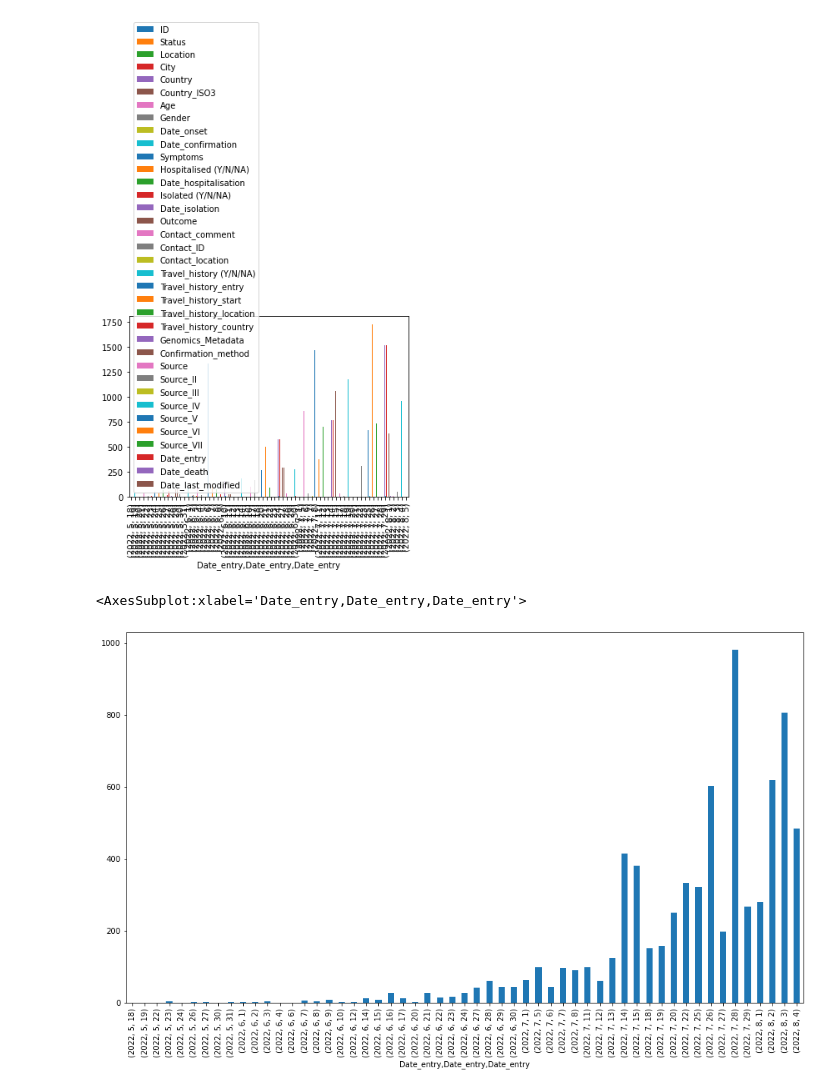
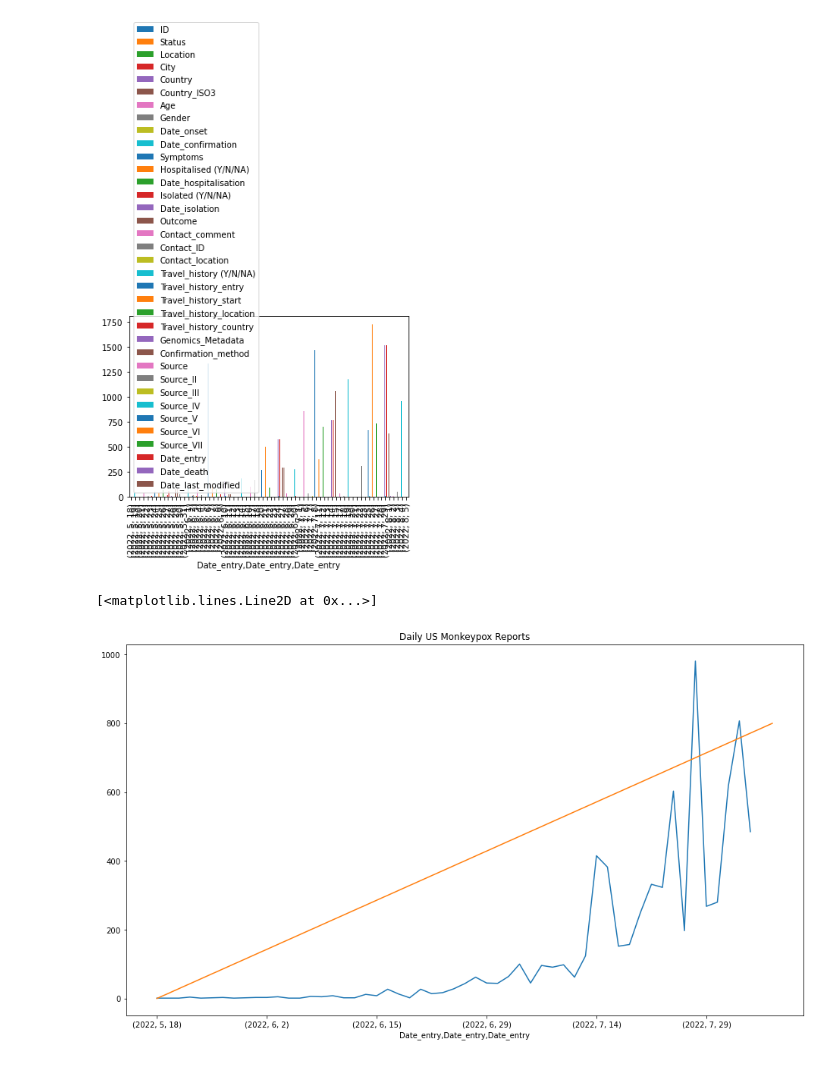
Before and after one commit to kootsoop/DSP.SE, a Jupyter notebook: Python/MonkeyPoxPlots.ipynb, the cells around one changed output. Cells and saved outputs as stored; diff of their text form; code cells hidden in the pictures.

```diff
--- a/Python/MonkeyPoxPlots.ipynb
+++ b/Python/MonkeyPoxPlots.ipynb
@@ -27,8 +26,15 @@ df.groupby([df["Date_entry"].dt.year, df["Date_entry"].dt.month, df["Date_entry"
 # %%
 USA_data = df.loc[df["Country_ISO3"] == "USA"]
 # %%
+import numpy as np
+
 plt.figure(figsize=(16,9))
-USA_data.groupby([USA_data["Date_entry"].dt.year, USA_data["Date_entry"].dt.month, USA_data["Date_entry"].dt.day])["Date_entry"].count().plot(kind="bar")
+counts = USA_data.groupby([USA_data["Date_entry"].dt.year, USA_data["Date_entry"].dt.month, USA_data["Date_entry"].dt.day])["Date_entry"].size()
+us_plot = counts.plot(kind="line", title='Daily US Monkeypox Reports')
+plt.plot([0,56],[0,800])
+
+
+# numpy.polyfit(x, numpy.log(y), 1)
 # %% [output]
-<AxesSubplot:xlabel='Date_entry,Date_entry,Date_entry'>
+[<matplotlib.lines.Line2D at 0x...>]
-[figure, old version]
+[figure, new version]
```
Also changed, not shown: parts of 6 cells of this notebook, 1 other file.
